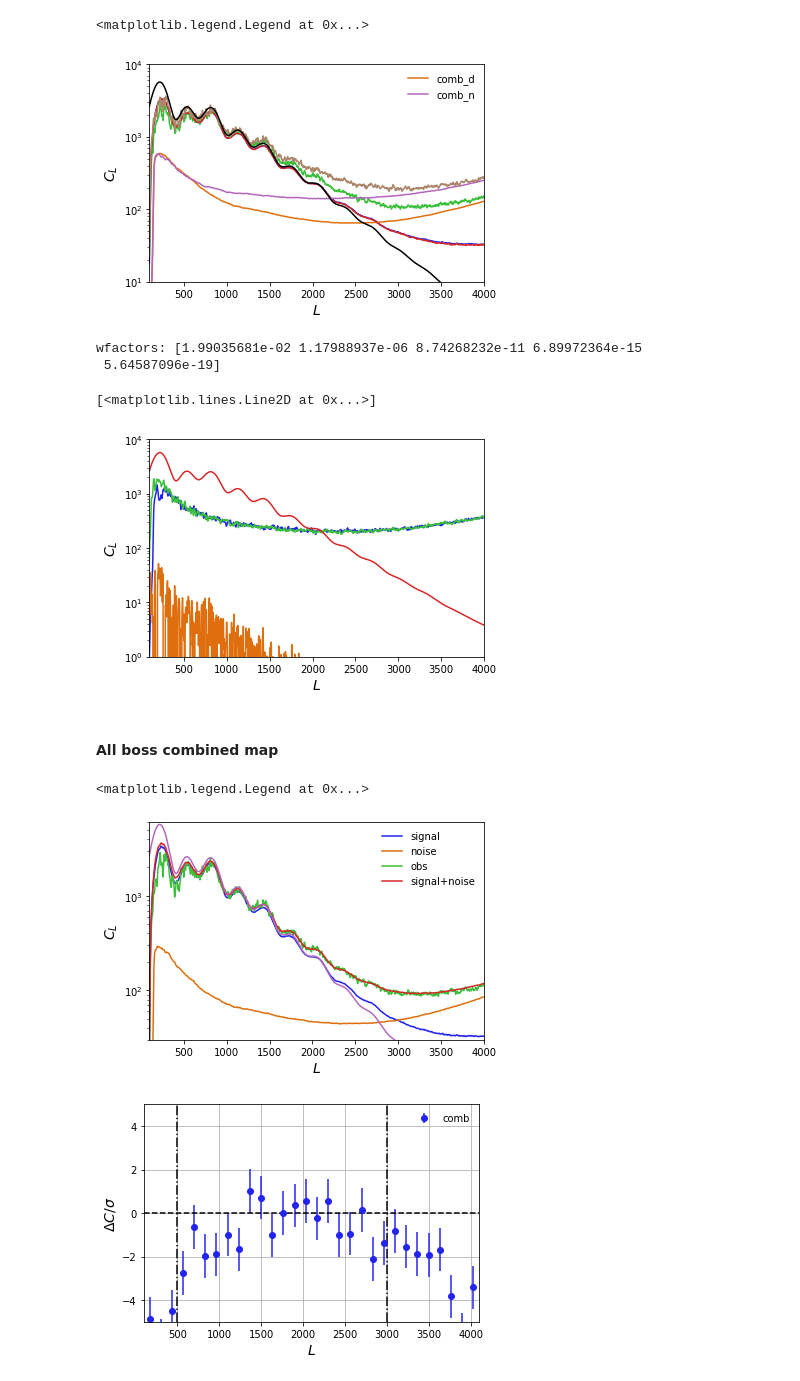
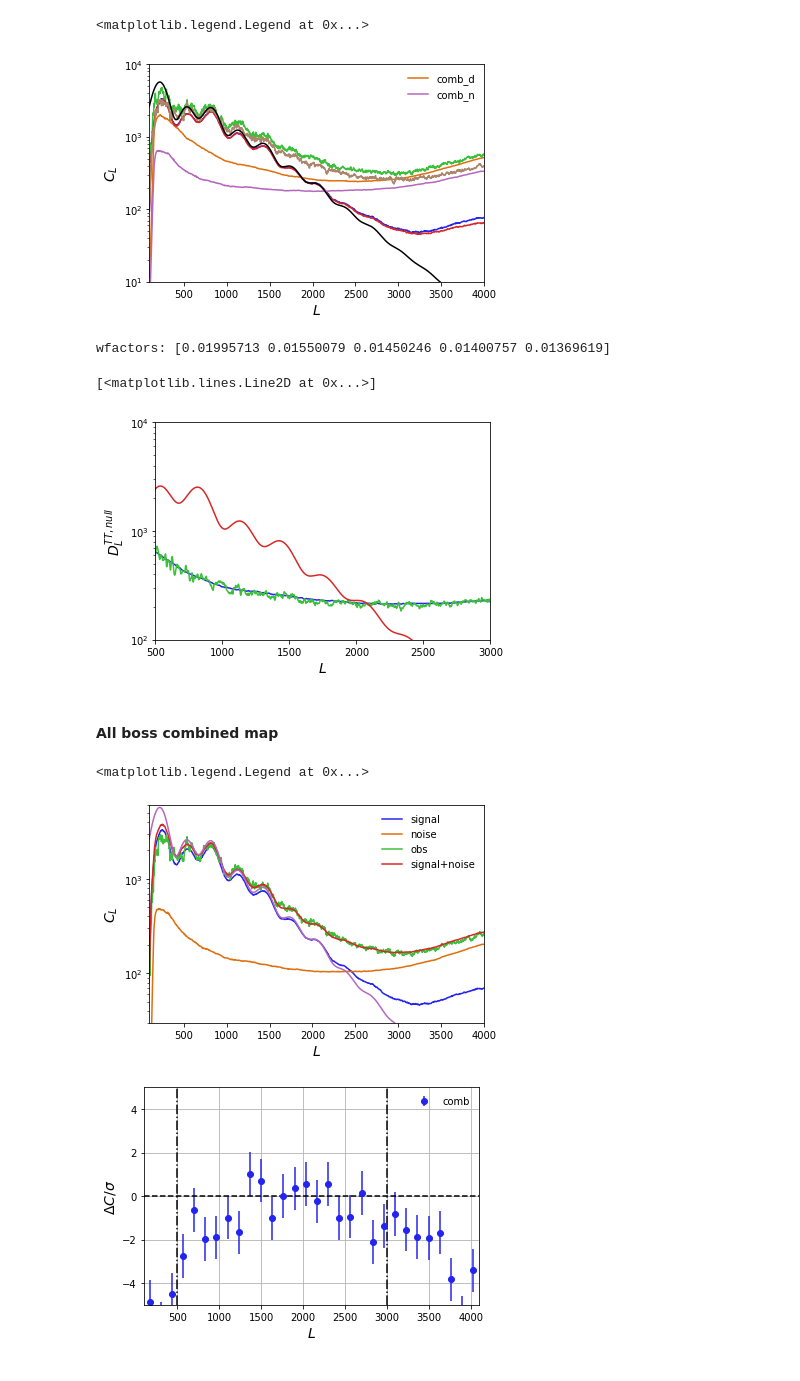
Before and after one commit to ACTCollaboration/Lensing-Daytime, a Jupyter notebook: check_cmb_day-night.ipynb, the cells around one changed output. Cells and saved outputs as stored; diff of their text form; code cells hidden in the pictures.

```diff
--- a/check_cmb_day-night.ipynb
+++ b/check_cmb_day-night.ipynb
@@ -4,10 +4,12 @@ from matplotlib.pyplot import *
 # %%
 qid_dn = ['comb_d','comb_n']
 qids = qid_dn + ['diff_dn','comb_dn']
-qids = qid_dn
+qids += ['boss_03']
+#qids = qid_dn
 #qids = ['diff_dn']
 # %%
-aobj = {q: local.init_analysis_params(qid=q,ascale=3.,wtype='com16v3pt') for q in qids}
+#aobj = {q: local.init_analysis_params(qid=q,ascale=3.,wtype='com16v0pt') for q in qids}
+aobj = {q: local.init_analysis_params(qid=q,ascale=3.,wtype='iso15V3PT') for q in qids}
 # %%
 mcl = {q: (np.loadtxt(aobj[q].fscl['c'])).T[1]*local.Tcmb**2 for q in qids}
 ncl = {q: (np.loadtxt(aobj[q].fscl['n'])).T[1]*local.Tcmb**2 for q in qids}
@@ -25,27 +27,26 @@ plot(l,s*aobj[q].lcl[0,:]*local.Tcmb**2,color='k')
 legend()
 # %% [output]
 <matplotlib.legend.Legend at 0x...>
-[figure, old version]
+[figure, new version]
 # %%
 mask = tools_cmb.load_window_curvedsky(aobj['diff_dn'])
 w2 = tools_cmb.get_wfactor(mask)[2]
 # %% [output]
-wfactors: [1.99035681e-02 1.17988937e-06 8.74268232e-11 6.89972364e-15
- 5.64587096e-19]
+wfactors: [0.01995713 0.01550079 0.01450246 0.01400757 0.01369619]
 # %%
-pl.plot_1dstyle(ylog=True,ymin=1,ymax=1e4,xmin=100,xmax=4000)
+pl.plot_1dstyle(ylog=True,ymin=1e2,ymax=1e4,xmin=500,xmax=3000,ylab=r'$D_L^{TT,null}$')
 q = 'diff_dn'
 l = aobj[q].l
 s = l**2/np.pi/2.
 #plot(l,s*mcl[q]/w2)
 plot(l,s*ncl[q]/w2)
 #plot(l,s*ncl['comb_d'])
 plot(l,s*(mcl[q]-ncl[q])/w2)
 plot(l,s*ocl[q]/w2)
 plot(l,s*aobj[q].lcl[0,:]*local.Tcmb**2)
 # %% [output]
 [<matplotlib.lines.Line2D at 0x...>]
-[figure, old version]
+[figure, new version]
 # %% [markdown]
 #### All boss combined map
 # %%
@@ -61,7 +62,7 @@ plot(l,s*aobj[q].lcl[0,:]*local.Tcmb**2)
 legend()
 # %% [output]
 <matplotlib.legend.Legend at 0x...>
-[figure, old version]
+[figure, new version]
 # %%
 mb = bn.multipole_binning(30,lmin=100,lmax=4096)
 pl.plot_1dstyle(grid=True,xmin=100,xmax=4096,ymin=-5,ymax=5,ylab=r'$\Delta C/\sigma$')
```
Also changed, not shown: parts of 3 cells of this notebook, 35 other files.
